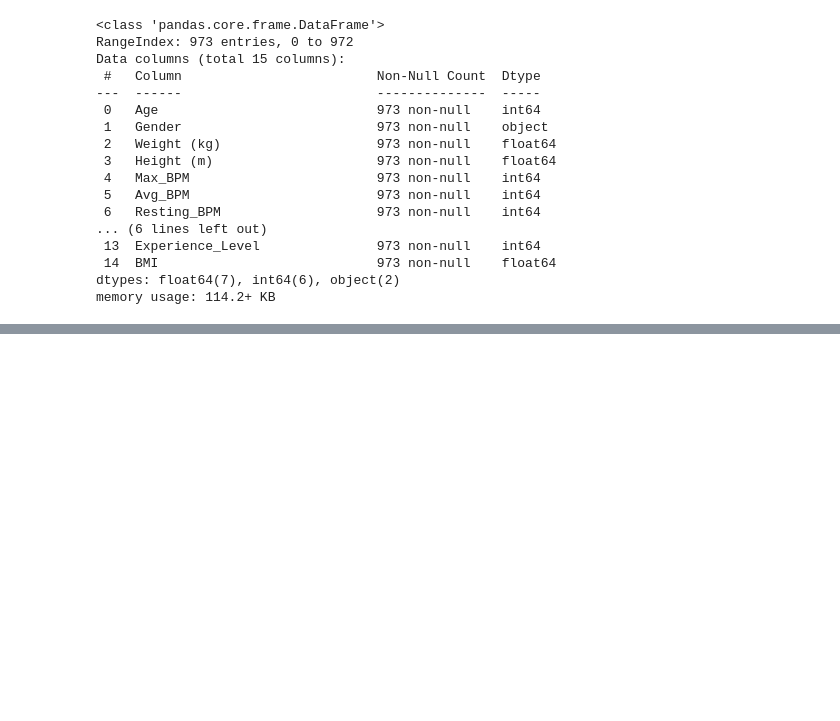
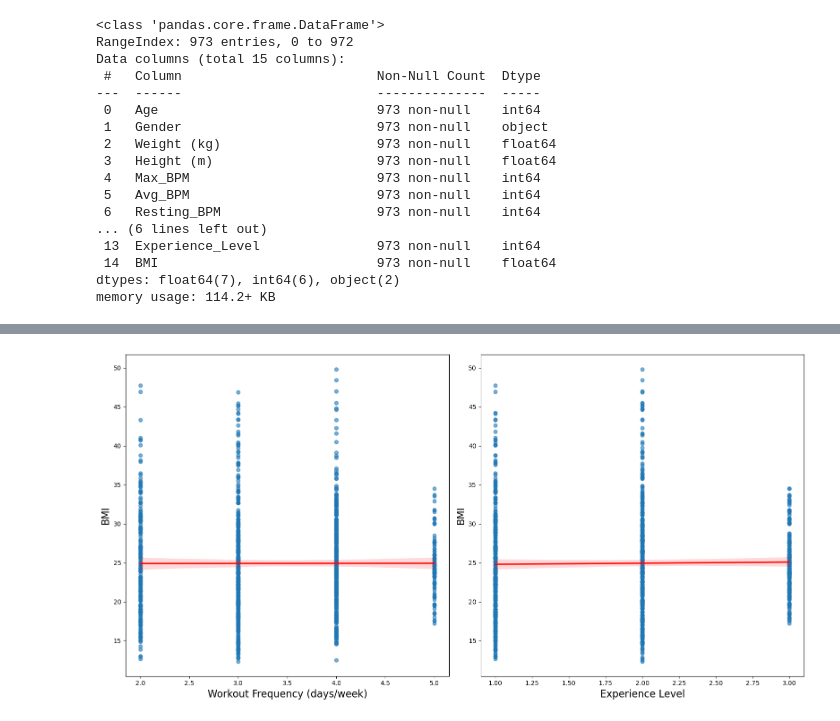
Before and after one commit to HilthonTT/gym-members-exercise, a Jupyter notebook: src/main.ipynb, the cells around one changed output, grey strips where cells are left out. Saved outputs shown, nothing was run; the diff lists cells and outputs as text; code cells hidden in the pictures; blank space fills up the shorter version.

```diff
--- a/src/main.ipynb
+++ b/src/main.ipynb
@@ -94,0 +156,17 @@ memory usage: 114.2+ KB
+# %%
+fig, axes = plt.subplots(1, 2, figsize=(16, 8))
+
+# Scatter plot for BMI vs. Workout_Frequency
+sns.regplot(data=df, x='Workout_Frequency (days/week)', y='BMI', scatter_kws={'alpha': 0.6}, line_kws={'color':'red'}, ax=axes[0])
+axes[0].set_xlabel('Workout Frequency (days/week)', fontsize=16)
+axes[0].set_ylabel('BMI', fontsize=16)
+
+# Scatter plot for BMI vs. Experience_Level
+sns.regplot(data=df, x='Experience_Level', y='BMI', scatter_kws={'alpha': 0.6}, line_kws={'color':'red'}, ax=axes[1])
+axes[1].set_xlabel('Experience Level', fontsize=16)
+axes[1].set_ylabel('BMI', fontsize=16)
+
+plt.tight_layout()
+plt.show()
+# %% [output]
+[figure, added]
```
Also changed, not shown: parts of 8 cells of this notebook.
